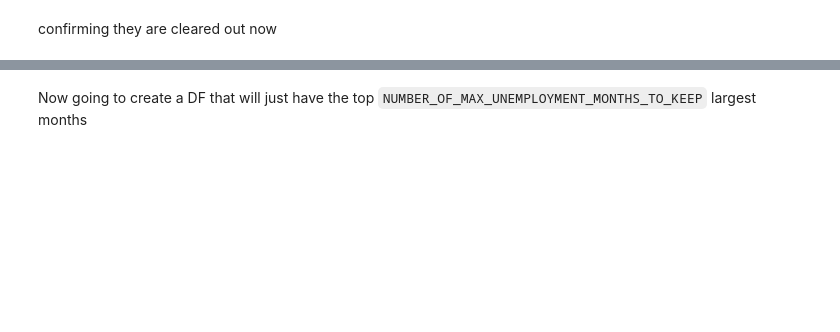
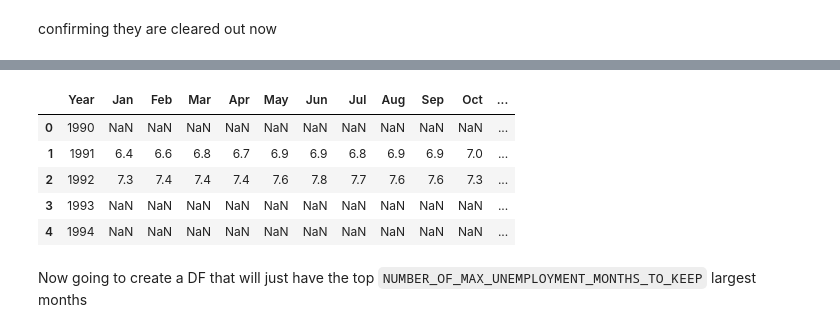
Before and after one commit to michael-a-green/BookRepo, a Jupyter notebook: Ch02/My_Notebook_Ch02.ipynb, the cells around one changed output, grey strips where cells are left out. Saved outputs shown, nothing was run; the diff lists cells and outputs as text; code cells hidden in the pictures; blank space fills up the shorter version.

```diff
--- a/Ch02/My_Notebook_Ch02.ipynb
+++ b/Ch02/My_Notebook_Ch02.ipynb
@@ -468,3 +603,13 @@ bls_unemployment_rand_removed_df.iloc[indices_to_clear]
+# %%
+#not everything is gone
+bls_unemployment_rand_removed_df.head()
+# %% [output]
+|  | Year | Jan | Feb | Mar | Apr | May | Jun | Jul | Aug | Sep | Oct | ... |
+| 0 | 1990 | NaN | NaN | NaN | NaN | NaN | NaN | NaN | NaN | NaN | NaN | ... |
+| 1 | 1991 | 6.4 | 6.6 | 6.8 | 6.7 | 6.9 | 6.9 | 6.8 | 6.9 | 6.9 | 7.0 | ... |
+| 2 | 1992 | 7.3 | 7.4 | 7.4 | 7.4 | 7.6 | 7.8 | 7.7 | 7.6 | 7.6 | 7.3 | ... |
+| 3 | 1993 | NaN | NaN | NaN | NaN | NaN | NaN | NaN | NaN | NaN | NaN | ... |
+| 4 | 1994 | NaN | NaN | NaN | NaN | NaN | NaN | NaN | NaN | NaN | NaN | ... |
 # %% [markdown]
 Now going to create a DF that will just have the top `NUMBER_OF_MAX_UNEMPLOYMENT_MONTHS_TO_KEEP` largest months
 # %%
```
Also changed, not shown: parts of 36 cells of this notebook.
